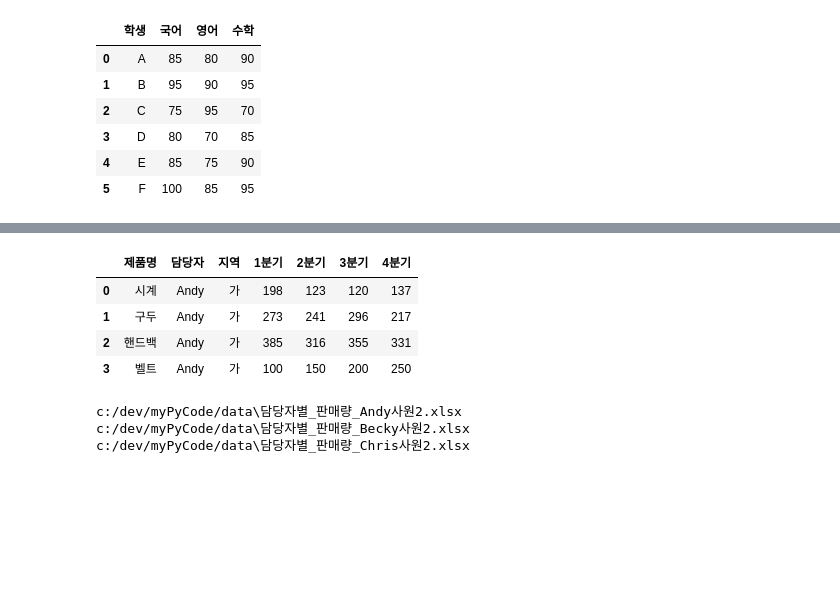
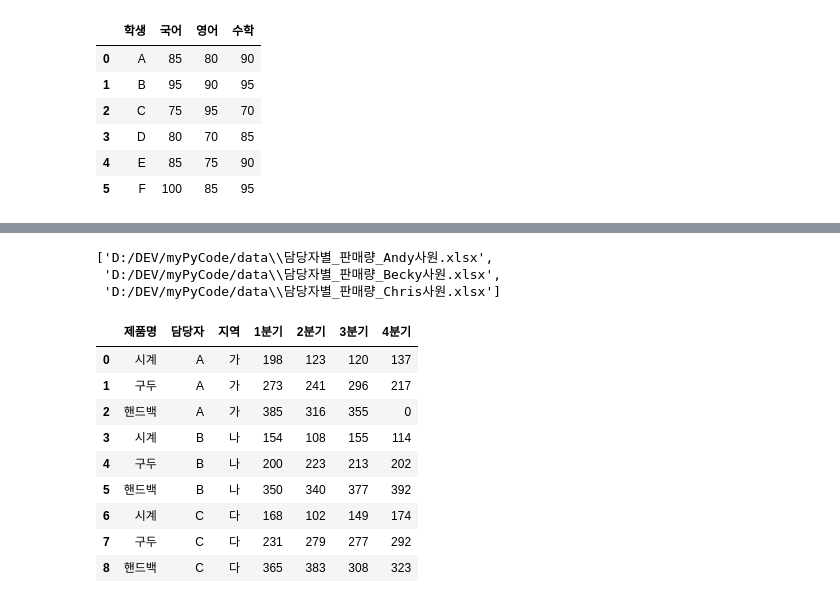
Before and after one commit to Kochangwoo3/python, a Jupyter notebook: file/ch13_엑셀다루기.ipynb, the cells around one changed output, grey strips where cells are left out. Saved outputs shown, nothing was run; the diff lists cells and outputs as text; code cells hidden in the pictures; blank space fills up the shorter version.

```diff
--- a/file/ch13_엑셀다루기.ipynb
+++ b/file/ch13_엑셀다루기.ipynb
@@ -179,3 +133,0 @@ glob.glob(excel_file_name)
-# %%
-df = pd.read_excel('c:/dev/myPyCode/data/담당자별_판매량_통합.xlsx')
-df
@@ -194,3 +133,0 @@ df
-# %%
-df = pd.read_excel('c:/dev/myPyCode/data/담당자별_판매량_Andy사원.xlsx')
-df
@@ -255,38 +134,31 @@ df
-# %%
-df['담당자'] = 'Andy'
-df
-# %% [output]
-|  | 제품명 | 담당자 | 지역 | 1분기 | 2분기 | 3분기 | 4분기 |
-| 0 | 시계 | Andy | 가 | 198 | 123 | 120 | 137 |
-| 1 | 구두 | Andy | 가 | 273 | 241 | 296 | 217 |
-| 2 | 핸드백 | Andy | 가 | 385 | 316 | 355 | 331 |
-| 3 | 벨트 | Andy | 가 | 100 | 150 | 200 | 250 |
-# %%
-import glob
-import re
-import pandas as pd
-
-excel_data_files1 = glob.glob("c:/dev/myPyCode/data/담당자별_판매량_*사원.xlsx")
-# excel_data_files1
-
-for f in excel_data_files1:
-    df = pd.read_excel(f)
-    # 특정 열의 값을 변경
-    if(df.loc[1, '담당자'] == 'A'):
-        df['담당자'] = 'Andy'
-    elif(df.loc[1, '담당자'] == 'B'):
-        df['담당자'] = 'Becky'
-    elif(df.loc[1, '담당자'] == 'C'):
-        df['담당자'] = 'Chris'
-
-    # 파일명 변경
-    f_new = re.sub(".xlsx", "2.xlsx", f)
-    print(f_new)
-
-    # 수정된 데이터를 새로운 파일명의 엑셀로 저장
-    with pd.ExcelWriter(f_new, engine = 'xlsxwriter') as new_excel_file:
-        df.to_excel(new_excel_file, index = False)
-# %% [output]
-c:/dev/myPyCode/data\담당자별_판매량_Andy사원2.xlsx
-c:/dev/myPyCode/data\담당자별_판매량_Becky사원2.xlsx
-c:/dev/myPyCode/data\담당자별_판매량_Chris사원2.xlsx
+# %%
+import glob
+
+glob.glob("D:/DEV/myPyCode/data/담당자별_판매량_*.xlsx")
+# %% [output]
+['D:/DEV/myPyCode/data\\담당자별_판매량_Andy사원.xlsx',
+ 'D:/DEV/myPyCode/data\\담당자별_판매량_Becky사원.xlsx',
+ 'D:/DEV/myPyCode/data\\담당자별_판매량_Chris사원.xlsx']
+# %%
+import glob
+import pandas as pd
+
+excel_data_files1 = glob.glob("D:/dev/myPyCode/data/담당자별_판매량_*.xlsx")
+total_data1 = pd.DataFrame()
+
+for f in excel_data_files1:
+    df = pd.read_excel(f)
+    total_data1 = pd.concat([total_data1, df], ignore_index=True)
+
+total_data1   # df
+# %% [output]
+|  | 제품명 | 담당자 | 지역 | 1분기 | 2분기 | 3분기 | 4분기 |
+| 0 | 시계 | A | 가 | 198 | 123 | 120 | 137 |
+| 1 | 구두 | A | 가 | 273 | 241 | 296 | 217 |
+| 2 | 핸드백 | A | 가 | 385 | 316 | 355 | 0 |
+| 3 | 시계 | B | 나 | 154 | 108 | 155 | 114 |
+| 4 | 구두 | B | 나 | 200 | 223 | 213 | 202 |
+| 5 | 핸드백 | B | 나 | 350 | 340 | 377 | 392 |
+| 6 | 시계 | C | 다 | 168 | 102 | 149 | 174 |
+| 7 | 구두 | C | 다 | 231 | 279 | 277 | 292 |
+| 8 | 핸드백 | C | 다 | 365 | 383 | 308 | 323 |
```
Also changed, not shown: parts of 65 cells of this notebook, 18 other files.
